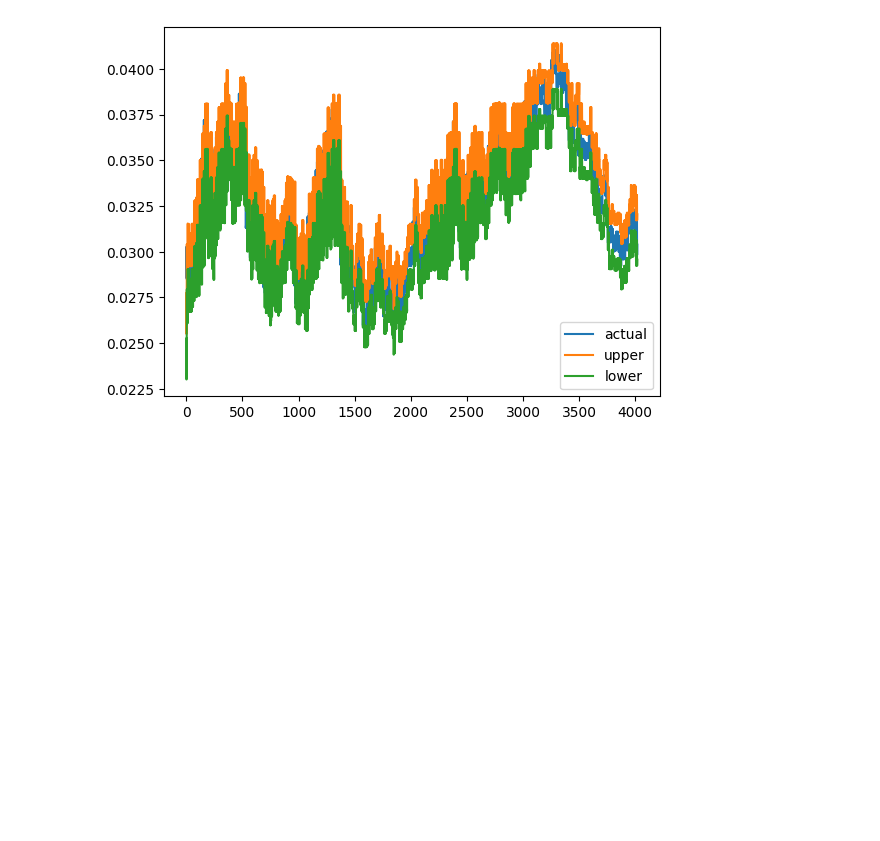
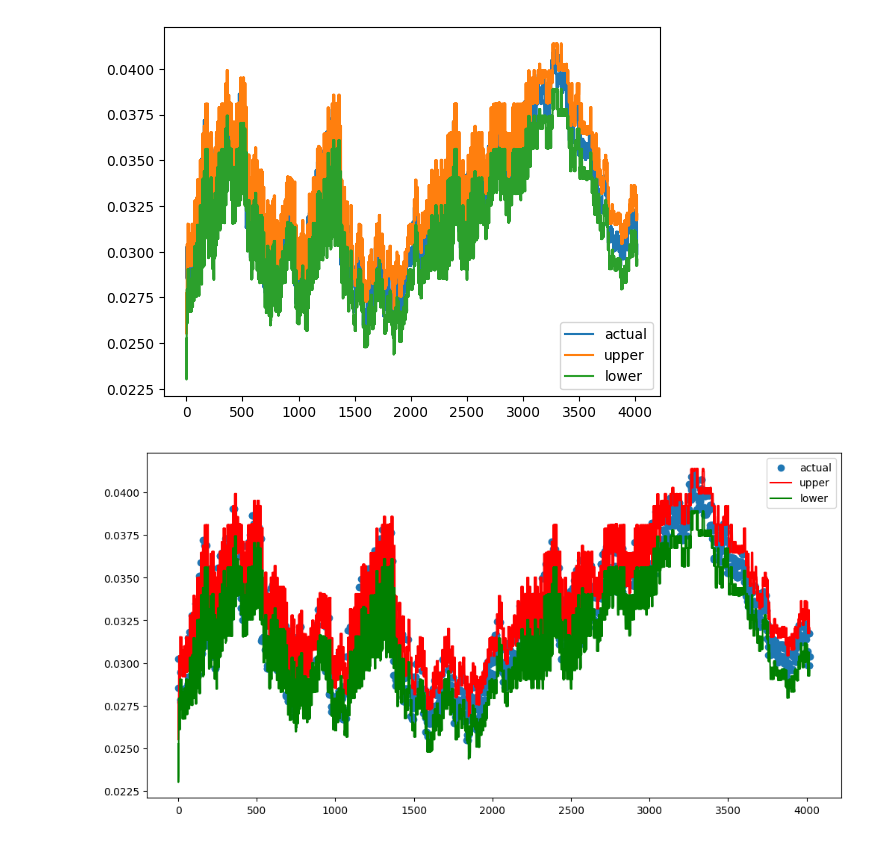
Before and after one commit to jacksonhk/UBS-data, a Jupyter notebook: IRModel.ipynb, the cells around one changed output. Cells and saved outputs as stored; diff of their text form; code cells hidden in the pictures; blank space fills up the shorter version.

```diff
--- a/IRModel.ipynb
+++ b/IRModel.ipynb
@@ -637,6 +649,18 @@ plt.legend()
 plt.show()
 # %% [output]
 [figure]
+# %%
+# Notes: First 5 days will have high residual since Std 5 features is not filled
+plt.figure(figsize=(12,6))
+plt.scatter(y_test.index, y_test, label = "actual")
+#plt.plot(y_pred, label = "prediction")
+plt.plot(upper, label = "upper", color = "Red")
+plt.plot(lower, label = "lower", color = "Green")
+# show the legend
+plt.legend()
+plt.show()
+# %% [output]
+[figure, added]
 # %%
 # IR model -> given a swap rate change prediction -> output corresponding TV change
 
```
Also changed, not shown: parts of 7 cells of this notebook.
